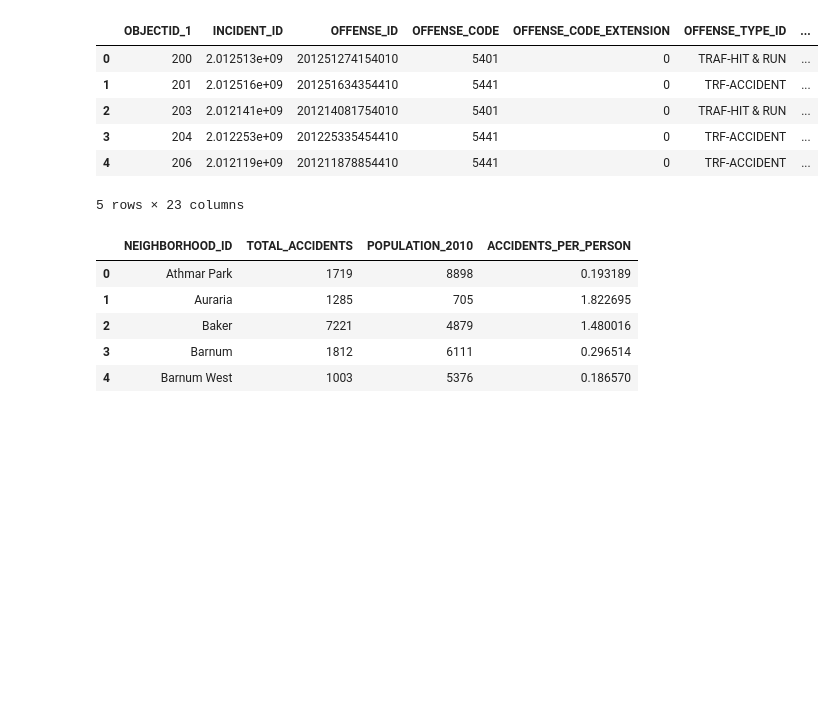
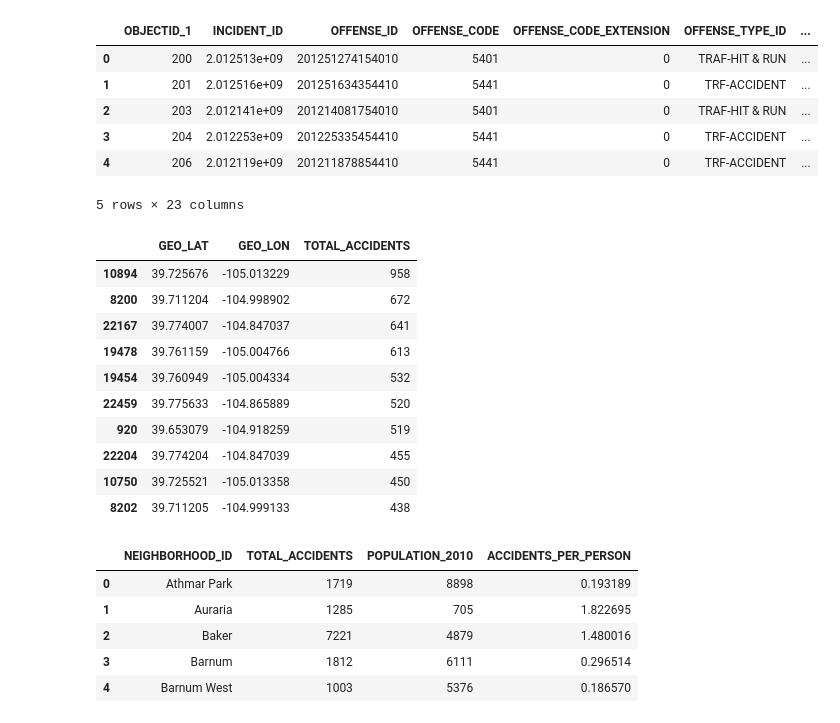
Before and after one commit to LRenkel/Project_1_Denver_Neighborhood_Analysis, a Jupyter notebook: Denver Arrests and Accidents with Analysis.ipynb, the cells around one changed output. Saved outputs shown, nothing was run; the diff lists cells and outputs as text; code cells hidden in the pictures; blank space fills up the shorter version.

Commit message:
Updated Denver Arrests and Accidents

```diff
--- a/Denver Arrests and Accidents with Analysis.ipynb
+++ b/Denver Arrests and Accidents with Analysis.ipynb
@@ -258,6 +258,24 @@ accident_df.head()
 | 3 | 204 | 2.012253e+09 | 201225335454410 | 5441 | 0 | TRF-ACCIDENT | ... |
 | 4 | 206 | 2.012119e+09 | 201211878854410 | 5441 | 0 | TRF-ACCIDENT | ... |
 5 rows × 23 columns
+# %%
+#most common traffic accident spots
+accidents_lon_lat = accident_df.groupby(['GEO_LAT', 'GEO_LON']).OFFENSE_ID.count().reset_index()
+accidents_lon_lat = accidents_lon_lat.sort_values(by='OFFENSE_ID', ascending=False)
+accidents_lon_lat = accidents_lon_lat.rename(columns={'OFFENSE_ID': 'TOTAL_ACCIDENTS'})
+accidents_lon_lat.head(10)
+# %% [output]
+|  | GEO_LAT | GEO_LON | TOTAL_ACCIDENTS |
+| 10894 | 39.725676 | -105.013229 | 958 |
+| 8200 | 39.711204 | -104.998902 | 672 |
+| 22167 | 39.774007 | -104.847037 | 641 |
+| 19478 | 39.761159 | -105.004766 | 613 |
+| 19454 | 39.760949 | -105.004334 | 532 |
+| 22459 | 39.775633 | -104.865889 | 520 |
+| 920 | 39.653079 | -104.918259 | 519 |
+| 22204 | 39.774204 | -104.847039 | 455 |
+| 10750 | 39.725521 | -105.013358 | 450 |
+| 8202 | 39.711205 | -104.999133 | 438 |
 # %%
 accidents_by_hood = accident_df.groupby(['NEIGHBORHOOD_ID']).OFFENSE_ID.count().reset_index()
 accidents_by_hood = accidents_by_hood.rename(columns={'OFFENSE_ID': 'TOTAL_ACCIDENTS'})
```
